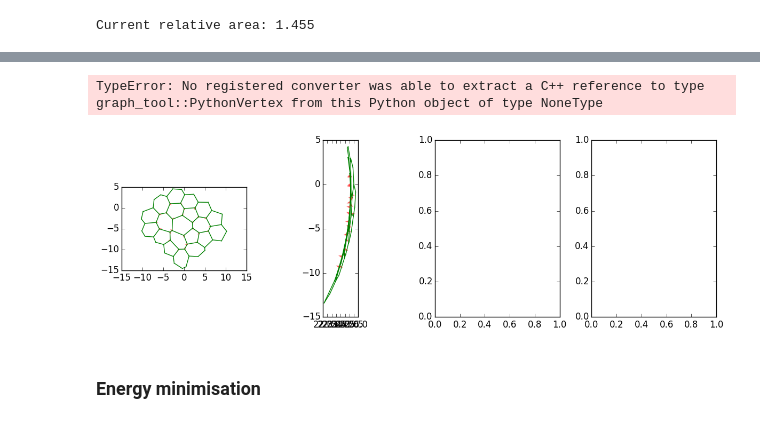
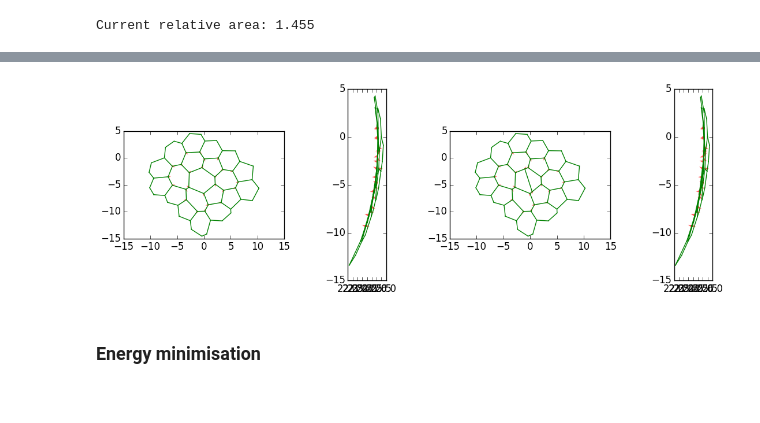
Before and after one commit to glyg/leg-joint, a Jupyter notebook: notebooks/3 - Cell division and type 1 transition.ipynb, the cells around one changed output, grey strips where cells are left out. Drawn from its saved outputs; the diff is of its cells as text; code cells hidden in the pictures.

```diff
--- a/notebooks/3 - Cell division and type 1 transition.ipynb
+++ b/notebooks/3 - Cell division and type 1 transition.ipynb
@@ -92,10 +96,8 @@ Current relative area: 1.455
 def show_division(eptm, mother_cell):
     septum = lj.cell_division(eptm, mother_cell, verbose=True)
     return septum
-
-eptm.set_local_mask(None)
-eptm.set_local_mask(mother_cell, wider=True)
-
+eptm.graph.set_edge_filter(None)
+eptm.graph.set_vertex_filter(None)
 septum = show_division(eptm, mother_cell)
 if septum is not None:
     jv0, jv1, mother_cell, daughter_cell = septum
@@ -104,2 +107 @@ if septum is not None:
-TypeError: No registered converter was able to extract a C++ reference to type graph_tool::PythonVertex from this Python object of type NoneType
-[figure, old version]
+[figure, new version]
```
Also changed, not shown: parts of 12 cells of this notebook, 5 other files.
